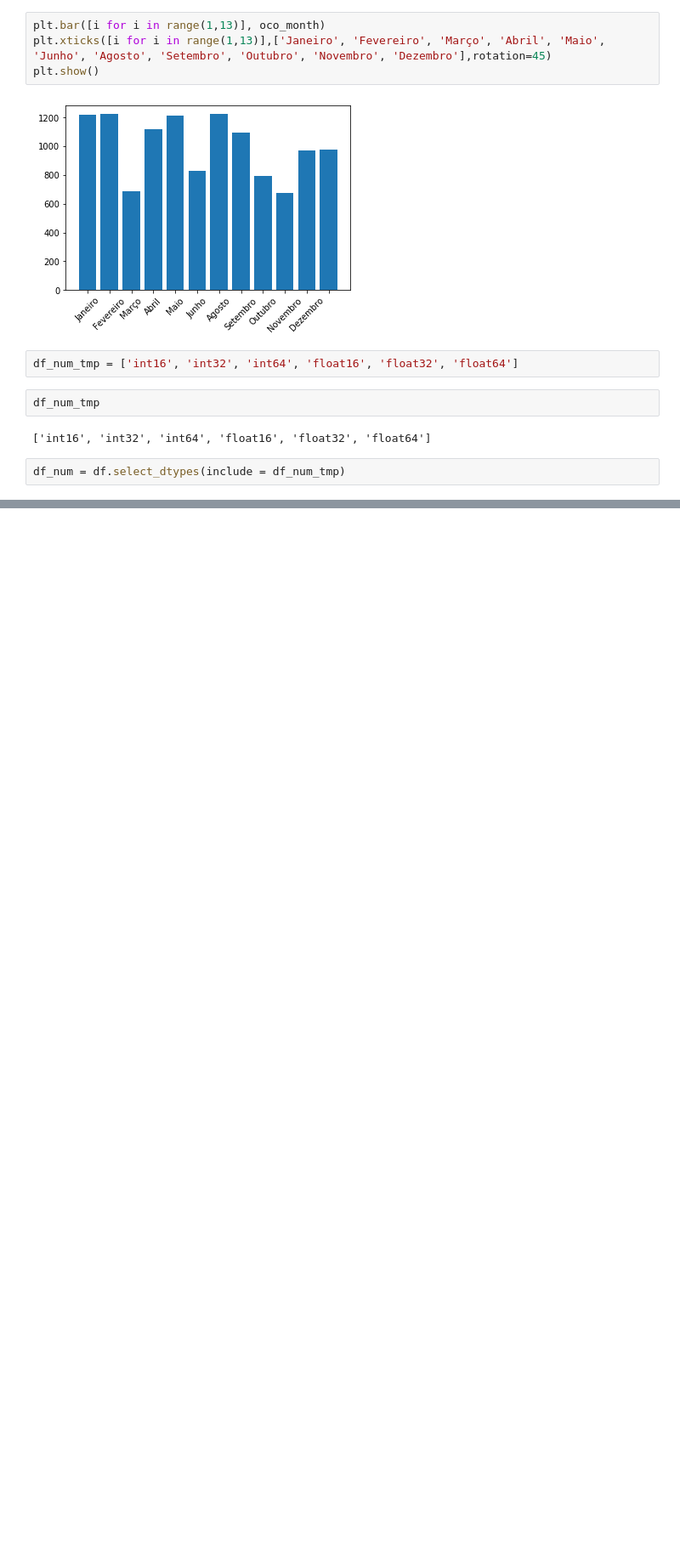
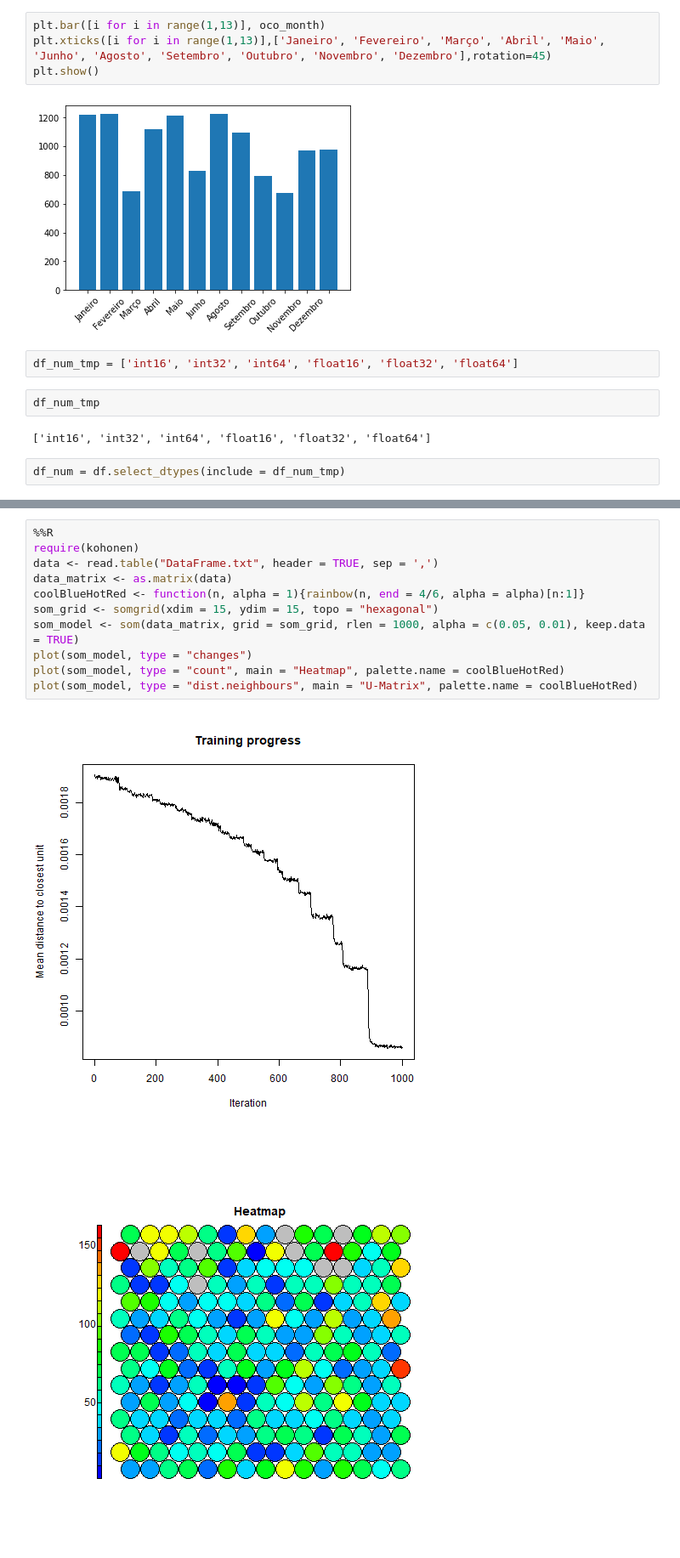
Before and after one commit to paulosjc/cap394, a Jupyter notebook: cap394.ipynb, the cells around one changed output, grey strips where cells are left out. Shown at 85% size. Saved outputs shown, nothing was run; the diff lists cells and outputs as text; blank space fills up the shorter version.

```diff
--- a/cap394.ipynb
+++ b/cap394.ipynb
@@ -189,0 +575,14 @@ df_num
+# %%
+%%R
+require(kohonen)
+data <- read.table("DataFrame.txt", header = TRUE, sep = ',')
+data_matrix <- as.matrix(data)
+coolBlueHotRed <- function(n, alpha = 1){rainbow(n, end = 4/6, alpha = alpha)[n:1]}
+som_grid <- somgrid(xdim = 15, ydim = 15, topo = "hexagonal")
+som_model <- som(data_matrix, grid = som_grid, rlen = 1000, alpha = c(0.05, 0.01), keep.data = TRUE)
+plot(som_model, type = "changes")
+plot(som_model, type = "count", main = "Heatmap", palette.name = coolBlueHotRed)
+plot(som_model, type = "dist.neighbours", main = "U-Matrix", palette.name = coolBlueHotRed)
+# %% [output]
+[figure, added]
+[figure, added]
```
Also changed, not shown: parts of 56 cells of this notebook.
